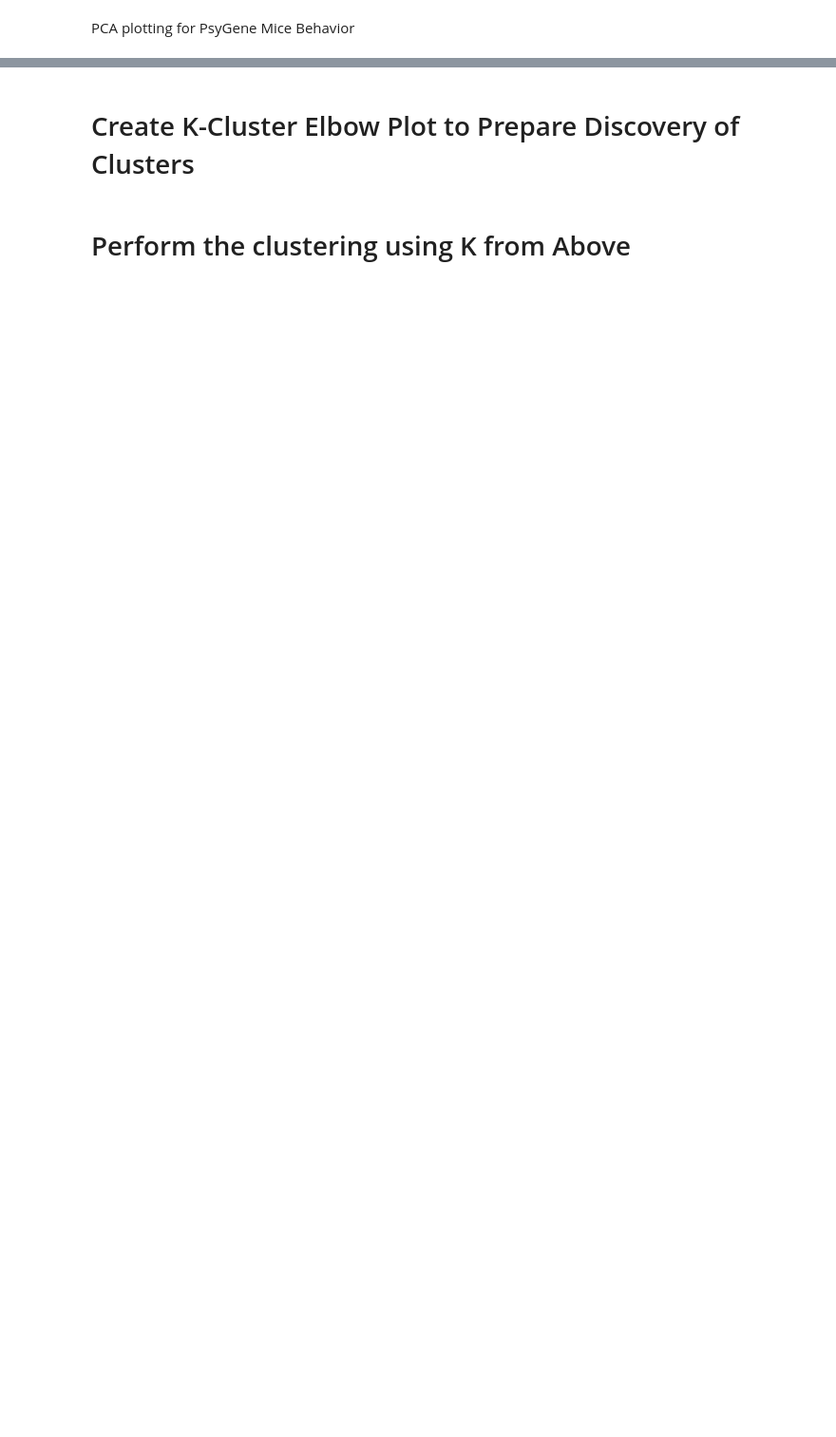
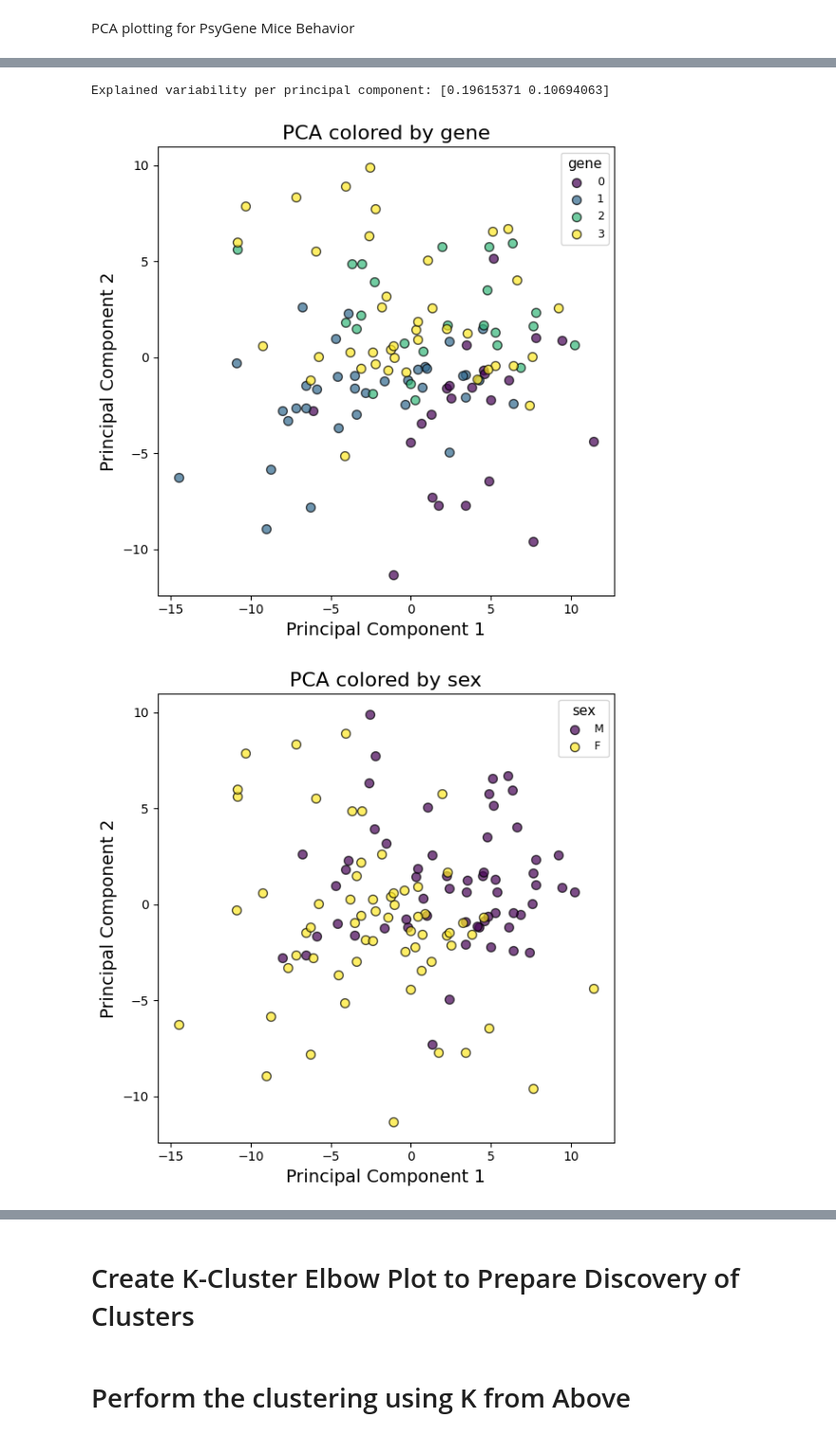
Before and after one commit to KravitzLab/FED3Analyses, a Jupyter notebook: Kravitz_PCA.ipynb, the cells around one changed output, grey strips where cells are left out. Shown: that part at 95% size. Cells and saved outputs as stored; diff of their text form; code cells hidden in the pictures; blank space fills up the shorter version.

```diff
--- a/Kravitz_PCA.ipynb
+++ b/Kravitz_PCA.ipynb
@@ -606,16 +836,17 @@ feat_imp.head(20)
 
 ### Drop Keys and object columns ###
 #pca_df = df_all.drop(columns = merge_keys)
-pca_df = pd.concat([X_train, X_test])
-drops = pca_df.select_dtypes(include=['object', 'bool']).columns
-pca_df.drop(columns = drops, inplace=True)
+#pca_df = pd.concat([X_train, X_test])
+#drops = pca_df.select_dtypes(include=['object', 'bool']).columns
+#pca_df.drop(columns = drops, inplace=True)
 
 # find most important features
-#non_feat = feat_imp[feat_imp['importance'] < 0.02]
+##non_feat = feat_imp[feat_imp['importance'] < 0.02]
 #non_feat_drops = list(non_feat['feature'])
 #print(non_feat_drops)
 #cols_to_drop = [c for c in non_feat_drops if c in pca_df.columns]
 #pca_df.drop(columns=cols_to_drop, inplace=True)
+
 
 
 
@@ -648,34 +904,38 @@ print('Explained variability per principal component: {}'.format(pca.explained_v
 
 
 # Colummns for coloring
-categorical_columns = ['Gene', 'Sex', 'Genotype']
+categorical_columns = ['gene', 'sex', 'genotype']
 
 for cat_col in categorical_columns:
     plt.figure(figsize=(6,6))
     plt.title(f"PCA colored by {cat_col}", fontsize=16)
     plt.xlabel("Principal Component 1", fontsize=14)
     plt.ylabel("Principal Component 2", fontsize=14)
 
     ### Get unique groups for column ###
     targets = df_all[cat_col].dropna().unique()
 
     # Generate colors
     cmap = plt.cm.get_cmap('viridis', len(targets))
     colors = [cmap(i) for i in range(len(targets))]
 
     ### Scatter for each group ###
     for i, target in enumerate(targets):
         indicesToKeep = df_all[cat_col] == target
         plt.scatter(
             clustering_df_pca.loc[indicesToKeep, 'principal component 1'],
             clustering_df_pca.loc[indicesToKeep, 'principal component 2'],
             color=colors[i],
             s=50,
             alpha=0.7,
             edgecolors='k',
             label=str(target)
         )
 
     plt.legend(title=cat_col, fontsize=9, title_fontsize=11)
     plt.tight_layout()
     plt.show()
+# %% [output]
+Explained variability per principal component: [0.19615371 0.10694063]
+[figure, added]
+[figure, added]
```
Also changed, not shown: parts of 13 cells of this notebook.
